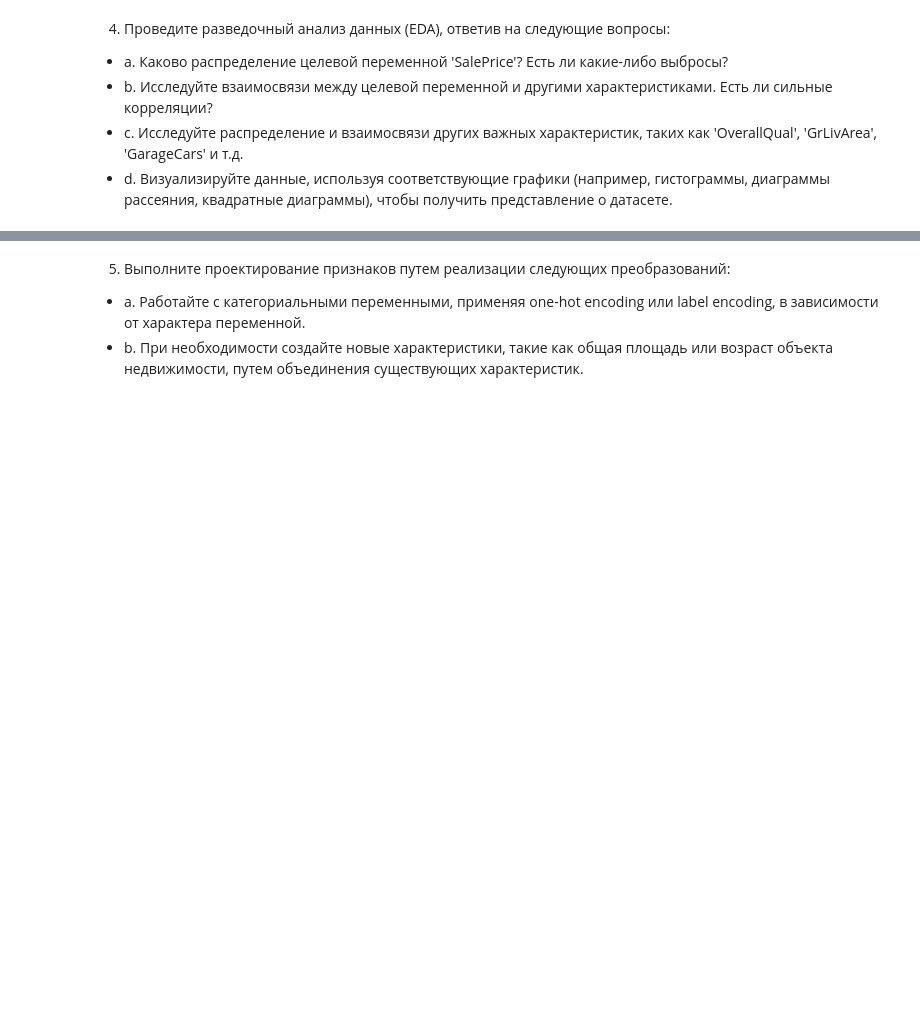
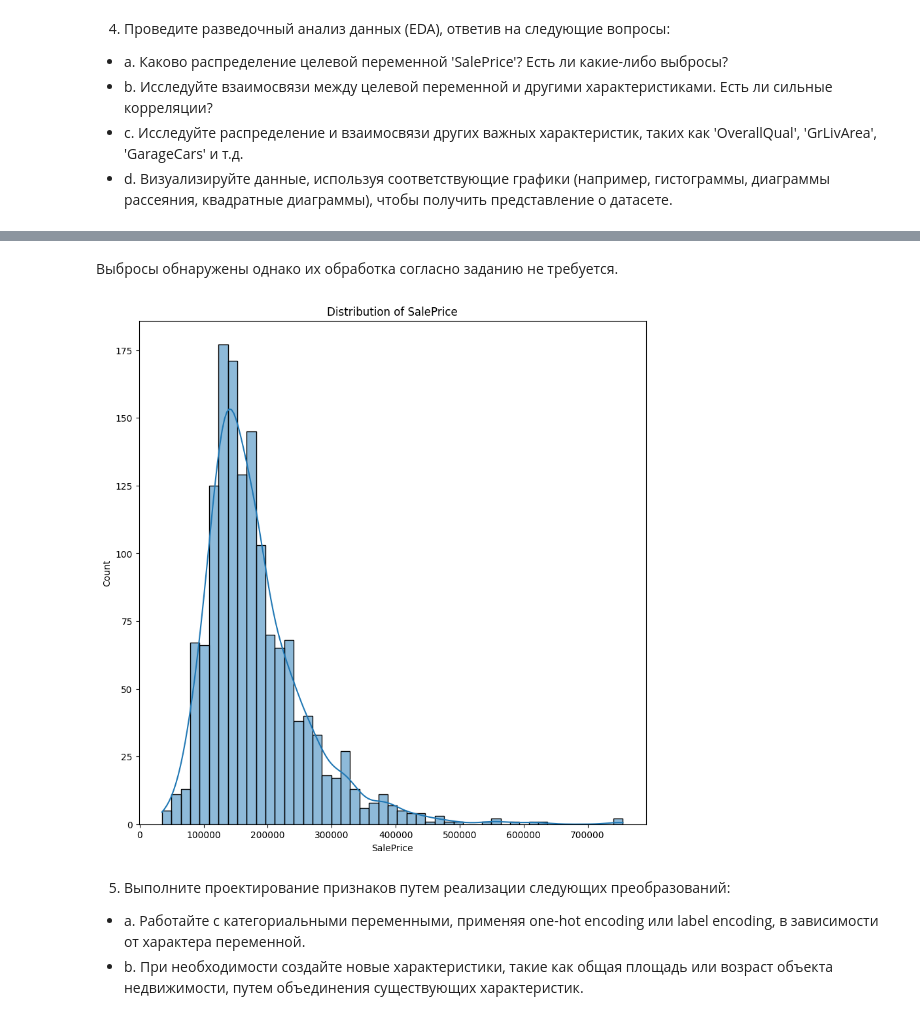
Before and after one commit to Ritorta/Data_collection_and_markup, a Jupyter notebook: Work#8/W8T1.ipynb, the cells around one changed output, grey strips where cells are left out. Drawn from its saved outputs; the diff is of its cells as text; code cells hidden in the pictures; blank space fills up the shorter version.

```diff
--- a/Work#8/W8T1.ipynb
+++ b/Work#8/W8T1.ipynb
@@ -106,3 +642,15 @@ duplicates_df
+# %% [markdown]
+Выбросы обнаружены однако их обработка согласно заданию не требуется.
+# %%
+# Делаем визуальное распределение целевой переменной 'SalePrice'
+plt.figure(figsize=(10, 10))
+sns.histplot(df["SalePrice"], kde=True)
+plt.xlabel("SalePrice")
+plt.ylabel("Count")
+plt.title("Distribution of SalePrice")
+plt.show()
+# %% [output]
+[figure, added]
 # %% [markdown]
 5. Выполните проектирование признаков путем реализации следующих преобразований:
 - a. Работайте с категориальными переменными, применяя one-hot encoding или label encoding, в зависимости от характера переменной.
```
Also changed, not shown: parts of 41 cells of this notebook.
